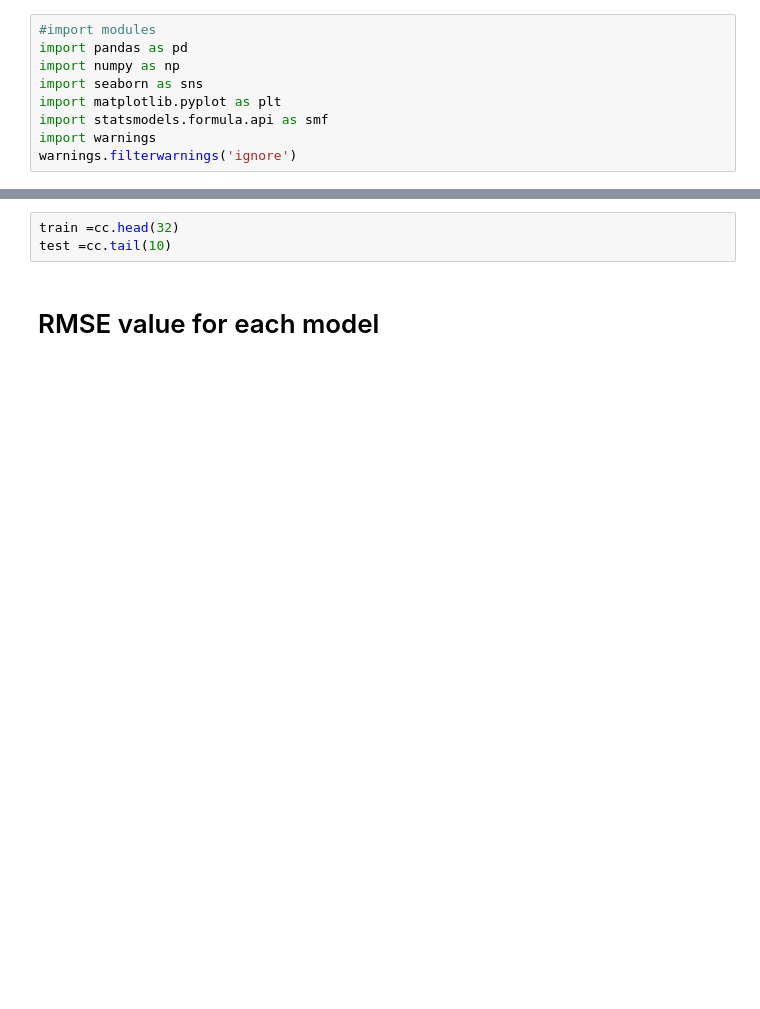
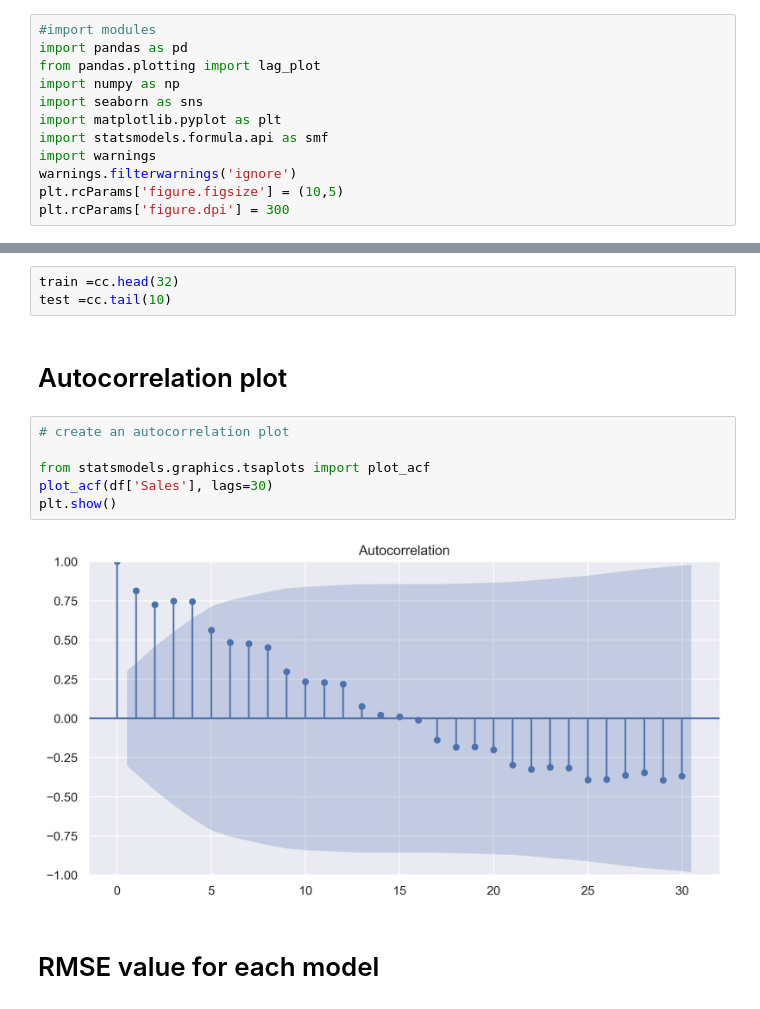
Before and after one commit to Apoorva023/Excelr-Assignment, a Jupyter notebook: Forecasting/Forecasting coca cola.ipynb, the cells around one changed output, grey strips where cells are left out. Saved outputs shown, nothing was run; the diff lists cells and outputs as text; blank space fills up the shorter version.

```diff
--- a/Forecasting/Forecasting coca cola.ipynb
+++ b/Forecasting/Forecasting coca cola.ipynb
@@ -3,12 +3,15 @@
 # %%
 #import modules
 import pandas as pd
+from pandas.plotting import lag_plot
 import numpy as np
 import seaborn as sns
 import matplotlib.pyplot as plt
 import statsmodels.formula.api as smf
 import warnings
 warnings.filterwarnings('ignore')
+plt.rcParams['figure.figsize'] = (10,5)
+plt.rcParams['figure.dpi'] = 300
 # %%
 #Read data
 df = pd.read_excel('CocaCola_Sales_Rawdata.xlsx')
@@ -99,6 +139,16 @@ cc["Sales_log"] =np.log(df['Sales'])
 # %%
 train =cc.head(32)
 test =cc.tail(10)
+# %% [markdown]
+# Autocorrelation plot
+# %%
+# create an autocorrelation plot
+
+from statsmodels.graphics.tsaplots import plot_acf
+plot_acf(df['Sales'], lags=30)
+plt.show()
+# %% [output]
+[figure, added]
 # %% [markdown]
 # RMSE value for each model
 # %%
```
Also changed, not shown: parts of 20 cells of this notebook.
